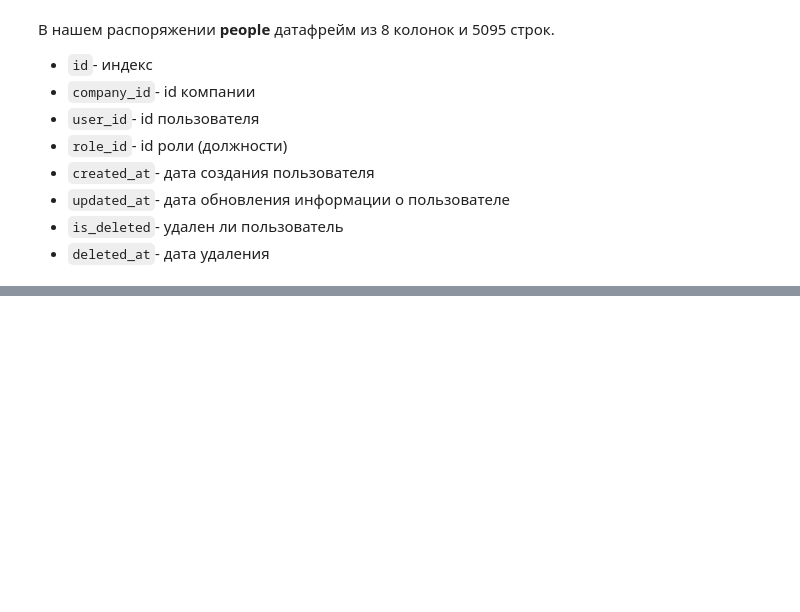
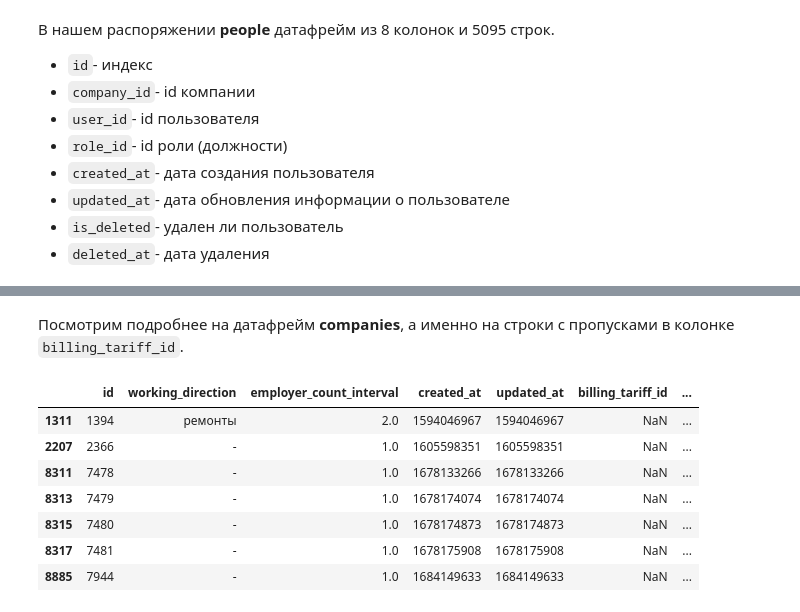
Before and after one commit to laringerman/gectaro, a Jupyter notebook: lgg_masterskaya_gectaro_240404_1.ipynb, the cells around one changed output, grey strips where cells are left out. Cells and saved outputs as stored; diff of their text form; code cells hidden in the pictures; blank space fills up the shorter version.

```diff
--- a/lgg_masterskaya_gectaro_240404_1.ipynb
+++ b/lgg_masterskaya_gectaro_240404_1.ipynb
@@ -222,0 +265,10 @@ None
+# %%
+activities.name = 'activities'
+billing.name = 'billing'
+companies.name = 'companies'
+people.name = 'people'
+
+for i in (activities, billing, companies, people):
+    print(f'Пропусков в датафреме {i.name}')
+    print(i.isna().sum())
+    print()
@@ -222,0 +298,13 @@ None
+# %% [markdown]
+Посмотрим подробнее на датафрейм **companies**, а именно на строки с пропусками в колонке `billing_tariff_id`.
+# %%
+display(companies[companies['billing_tariff_id'].isna()])
+# %% [output]
+|  | id | working_direction | employer_count_interval | created_at | updated_at | billing_tariff_id | ... |
+| 1311 | 1394 | ремонты | 2.0 | 1594046967 | 1594046967 | NaN | ... |
+| 2207 | 2366 | - | 1.0 | 1605598351 | 1605598351 | NaN | ... |
+| 8311 | 7478 | - | 1.0 | 1678133266 | 1678133266 | NaN | ... |
+| 8313 | 7479 | - | 1.0 | 1678174074 | 1678174074 | NaN | ... |
+| 8315 | 7480 | - | 1.0 | 1678174873 | 1678174873 | NaN | ... |
+| 8317 | 7481 | - | 1.0 | 1678175908 | 1678175908 | NaN | ... |
+| 8885 | 7944 | - | 1.0 | 1684149633 | 1684149633 | NaN | ... |
```
Also changed, not shown: parts of 69 cells of this notebook.
